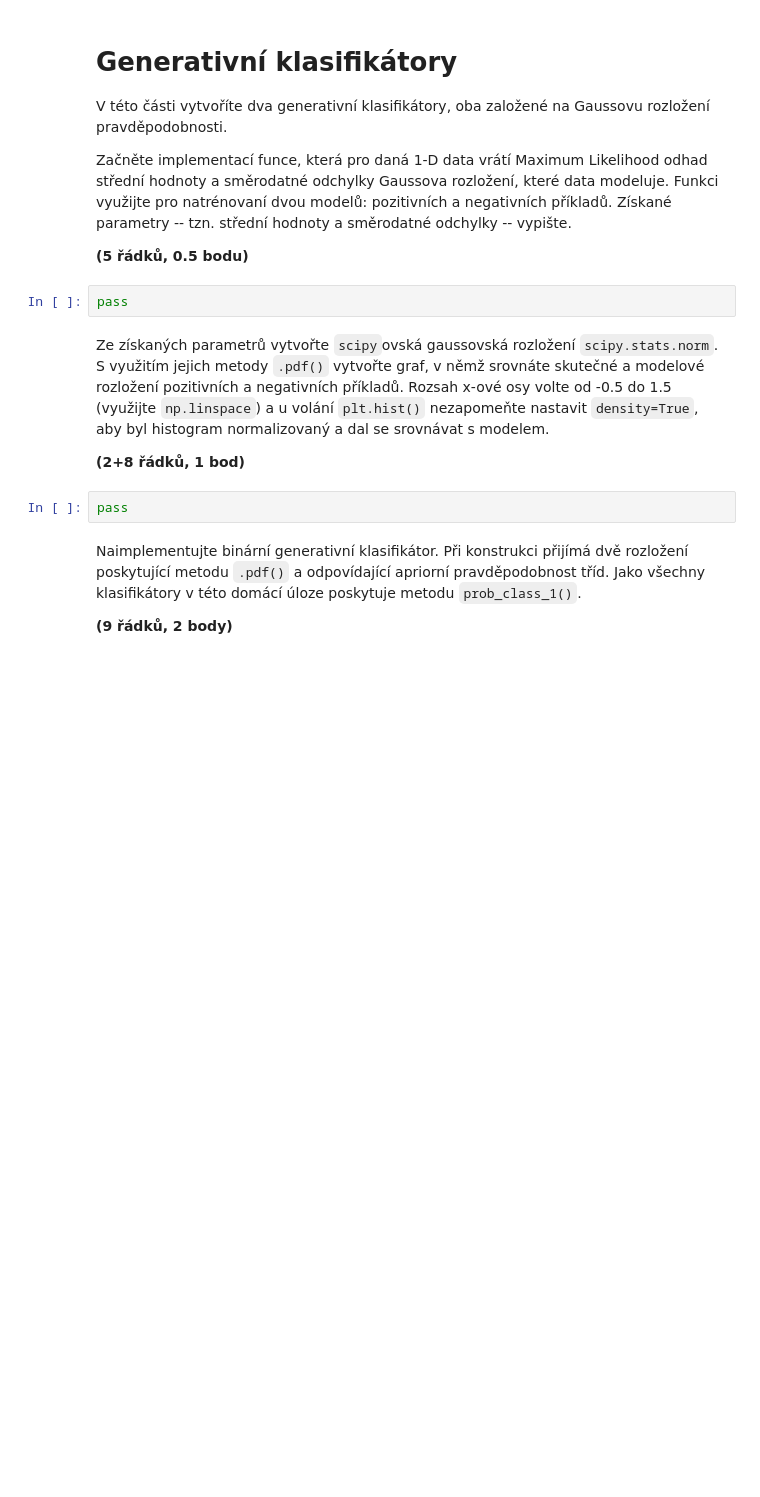
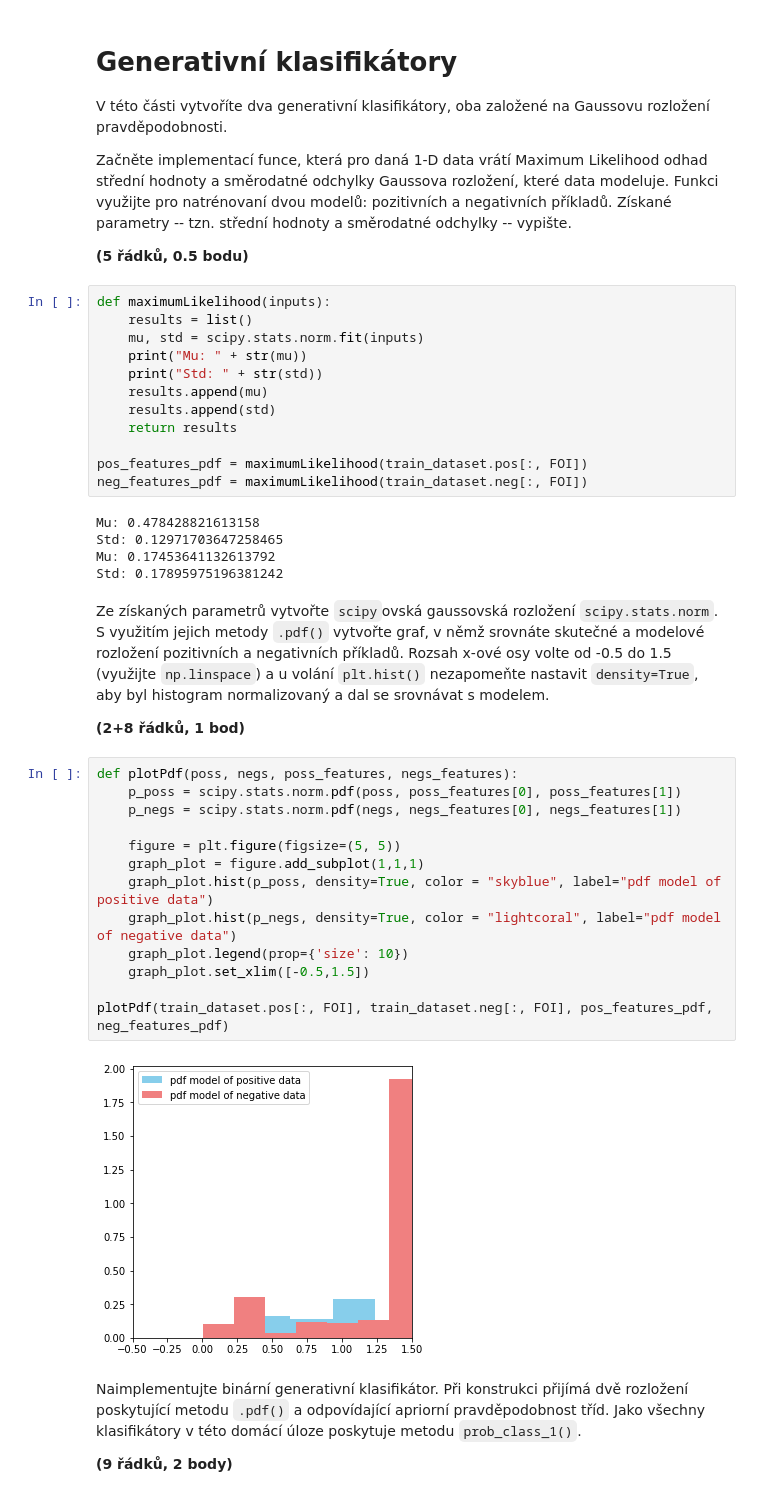
Before and after one commit to kateriska/6.-semestr-FIT, a Jupyter notebook: SUI/du/zadani.ipynb, the cells around one changed output. Saved outputs shown, nothing was run; the diff lists cells and outputs as text; blank space fills up the shorter version.

```diff
--- a/SUI/du/zadani.ipynb
+++ b/SUI/du/zadani.ipynb
@@ -157,16 +157,44 @@ Funkci využijte pro natrénovaní dvou modelů: pozitivních a negativních př
 Získané parametry -- tzn. střední hodnoty a směrodatné odchylky -- vypište.
 
 **(5 řádků, 0.5 bodu)**
-# %%
-pass
+# %%
+def maximumLikelihood(inputs):
+    results = list()
+    mu, std = scipy.stats.norm.fit(inputs)
+    print("Mu: " + str(mu))
+    print("Std: " + str(std))
+    results.append(mu)
+    results.append(std)
+    return results
+
+pos_features_pdf = maximumLikelihood(train_dataset.pos[:, FOI])
+neg_features_pdf = maximumLikelihood(train_dataset.neg[:, FOI])
+# %% [output]
+Mu: 0.478428821613158
+Std: 0.12971703647258465
+Mu: 0.17453641132613792
+Std: 0.17895975196381242
 # %% [markdown]
 Ze získaných parametrů vytvořte `scipy`ovská gaussovská rozložení `scipy.stats.norm`.
 S využitím jejich metody `.pdf()` vytvořte graf, v němž srovnáte skutečné a modelové rozložení pozitivních a negativních příkladů.
 Rozsah x-ové osy volte od -0.5 do 1.5 (využijte `np.linspace`) a u volání `plt.hist()` nezapomeňte nastavit `density=True`, aby byl histogram normalizovaný a dal se srovnávat s modelem.
 
 **(2+8 řádků, 1 bod)**
-# %%
-pass
+# %%
+def plotPdf(poss, negs, poss_features, negs_features):
+    p_poss = scipy.stats.norm.pdf(poss, poss_features[0], poss_features[1])
+    p_negs = scipy.stats.norm.pdf(negs, negs_features[0], negs_features[1])
+
+    figure = plt.figure(figsize=(5, 5))
+    graph_plot = figure.add_subplot(1,1,1)
+    graph_plot.hist(p_poss, density=True, color = "skyblue", label="pdf model of positive data")
+    graph_plot.hist(p_negs, density=True, color = "lightcoral", label="pdf model of negative data")
+    graph_plot.legend(prop={'size': 10})
+    graph_plot.set_xlim([-0.5,1.5])
+
+plotPdf(train_dataset.pos[:, FOI], train_dataset.neg[:, FOI], pos_features_pdf, neg_features_pdf)
+# %% [output]
+[figure, added]
 # %% [markdown]
 Naimplementujte binární generativní klasifikátor.
 Při konstrukci přijímá dvě rozložení poskytující metodu `.pdf()` a odpovídající apriorní pravděpodobnost tříd.
```
